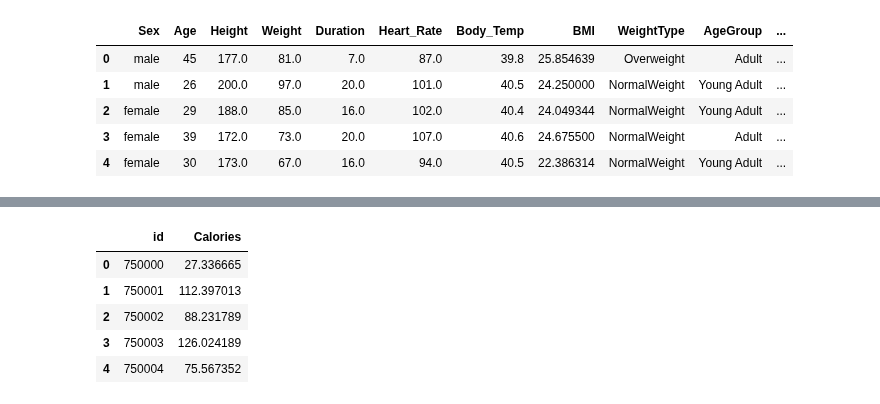
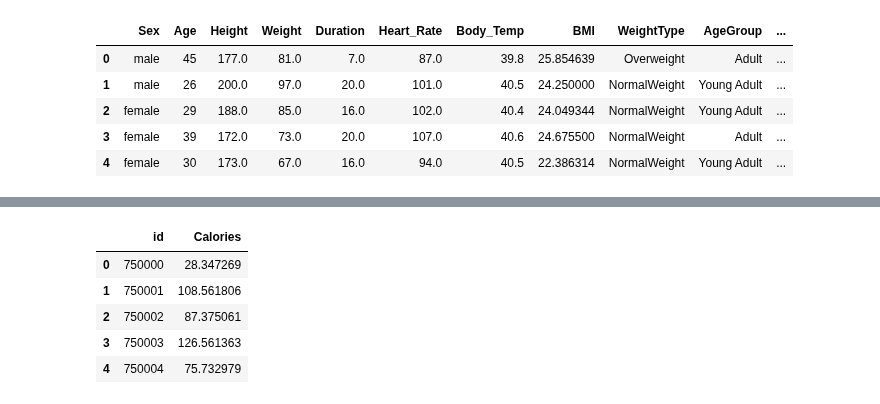
Before and after one commit to Richardhhhg/Kaggle, a Jupyter notebook: calories-xgb.ipynb, the cells around one changed output, grey strips where cells are left out. Cells and saved outputs as stored; diff of their text form; code cells hidden in the pictures.

Commit message:
Kaggle Notebook | Calories | XGB | Version 23 Part 3

```diff
--- a/calories-xgb.ipynb
+++ b/calories-xgb.ipynb
@@ -148,7 +148,7 @@ def make_features(df, test=False, make_log=True, make_int=True, use_pca=None):
     return df_temp
 
 # for predicting log of outcome rather than just outcome
-def make_outcome_log(df, make_int=True, make_log=True):
+def make_features_log(df, make_int=True, make_log=True):
     df_temp = df.copy()
 
     df_temp = make_features(df_temp, make_int = make_int, make_log=make_log)
@@ -157,16 +157,8 @@ def make_outcome_log(df, make_int=True, make_log=True):
 
     return df_temp
 
-def make_outcome_calmin(df, make_int=True, make_log=True):
-    df_temp = df.copy()
-
-    df_temp['Calories_Minute']=df_temp['Calories']/df_temp['Duration']
-    # df_temp['Calories_Minute']=df_combi['Calories_Minute'].astype('float32')
-    return df_temp
-
 df_train1 = make_features(df_train, make_int = False, make_log=False)
-df_train2 = make_outcome_log(df_train, make_int = False, make_log=False)
-df_train3 = make_outcome_calmin(df_train, make_int = False, make_log = False)
+df_train2 = make_features_log(df_train, make_int = False, make_log=False)
 # %% [markdown]
 # Model
 # %% [markdown]
@@ -333,20 +310,9 @@ def objective(trial):
 
 # print(f'Best Trial Value: {study.best_trial.value}')
 # %%
-# best_params = {'learning_rate': 0.03,
-#                'max_depth': 20,
-#                'subsample': 0.7,
-#                'colsample_bytree': 0.7,
-#                'max_bin': 774,
-#                'min_child_weight': 4,
-#                'gamma': 0.08,
-#                'lambda': 1.7820438719237879,
-#                'alpha': 0.3170600920490681,
-#                'grow_policy': 'depthwise',
-#                'n_estimators': 1199,
-#                'max_delta_step': 1}
+best_params = {'learning_rate': 0.03, 'max_depth': 14, 'subsample': 1.0, 'colsample_bytree': 0.7, 'max_bin': 1774, 'min_child_weight': 4, 'gamma': 0.02, 'lambda': 0.5720902445525685, 'alpha': 4.286145035324733, 'grow_policy': 'lossguide', 'n_estimators': 546, 'max_delta_step': 2}
 # %% [markdown]
 # Submission
 # %%
-# best_model = xgb.XGBRegressor(**best_params, enable_categorical=True)
-# best_model.fit(X1, y2)
+best_model = xgb.XGBRegressor(**best_params, enable_categorical=True)
+best_model.fit(X1, y2)
@@ -366,6 +344,3 @@ df_test1.head()
 | 2 | female | 29 | 188.0 | 85.0 | 16.0 | 102.0 | 40.4 | 24.049344 | NormalWeight | Young Adult | ... |
 | 3 | female | 39 | 172.0 | 73.0 | 20.0 | 107.0 | 40.6 | 24.675500 | NormalWeight | Adult | ... |
 | 4 | female | 30 | 173.0 | 67.0 | 16.0 | 94.0 | 40.5 | 22.386314 | NormalWeight | Young Adult | ... |
-# %%
-best_model = xgb.XGBRegressor(enable_categorical=True)
-best_model.fit(X1, y3) # features with calories_minute
@@ -384,17 +347,15 @@ XGBRegressor(base_score=None, booster=None, callbacks=None,
 # %%
 y_test_pred = best_model.predict(df_test1)
-# y_test_pred = np.expm1(y_test_pred)
-y_test_pred = y_test_pred * df_test1['Duration']
-y_test_pred = np.maximum(y_test_pred, 0)
+y_test_pred = np.expm1(y_test_pred)
 
 submission = pd.read_csv("/kaggle/input/playground-series-s5e5/sample_submission.csv")
 submission['Calories'] = y_test_pred
 submission.to_csv('submission.csv', index=False)
 submission.head()
 # %% [output]
 |  | id | Calories |
-| 0 | 750000 | 27.336665 |
-| 1 | 750001 | 112.397013 |
-| 2 | 750002 | 88.231789 |
-| 3 | 750003 | 126.024189 |
-| 4 | 750004 | 75.567352 |
+| 0 | 750000 | 28.347269 |
+| 1 | 750001 | 108.561806 |
+| 2 | 750002 | 87.375061 |
+| 3 | 750003 | 126.561363 |
+| 4 | 750004 | 75.732979 |
```
Also changed, not shown: parts of 5 cells of this notebook.
